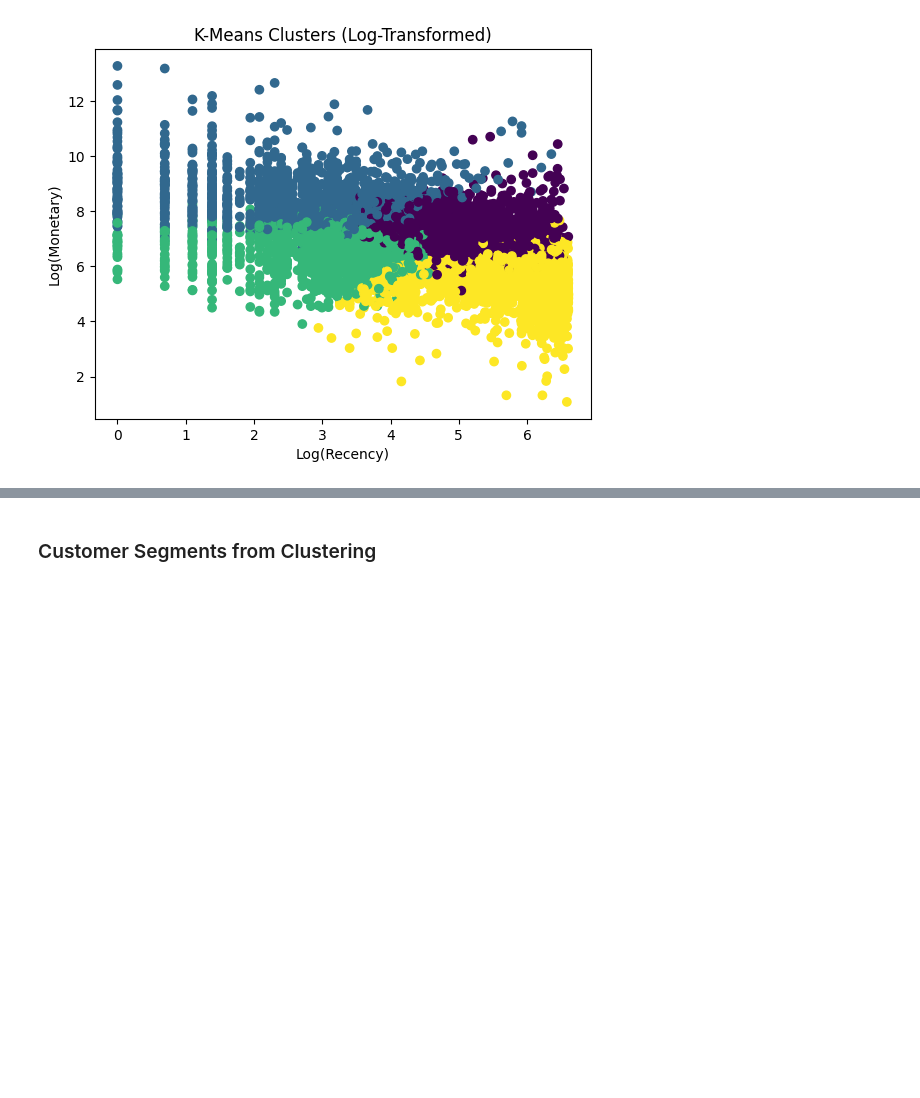
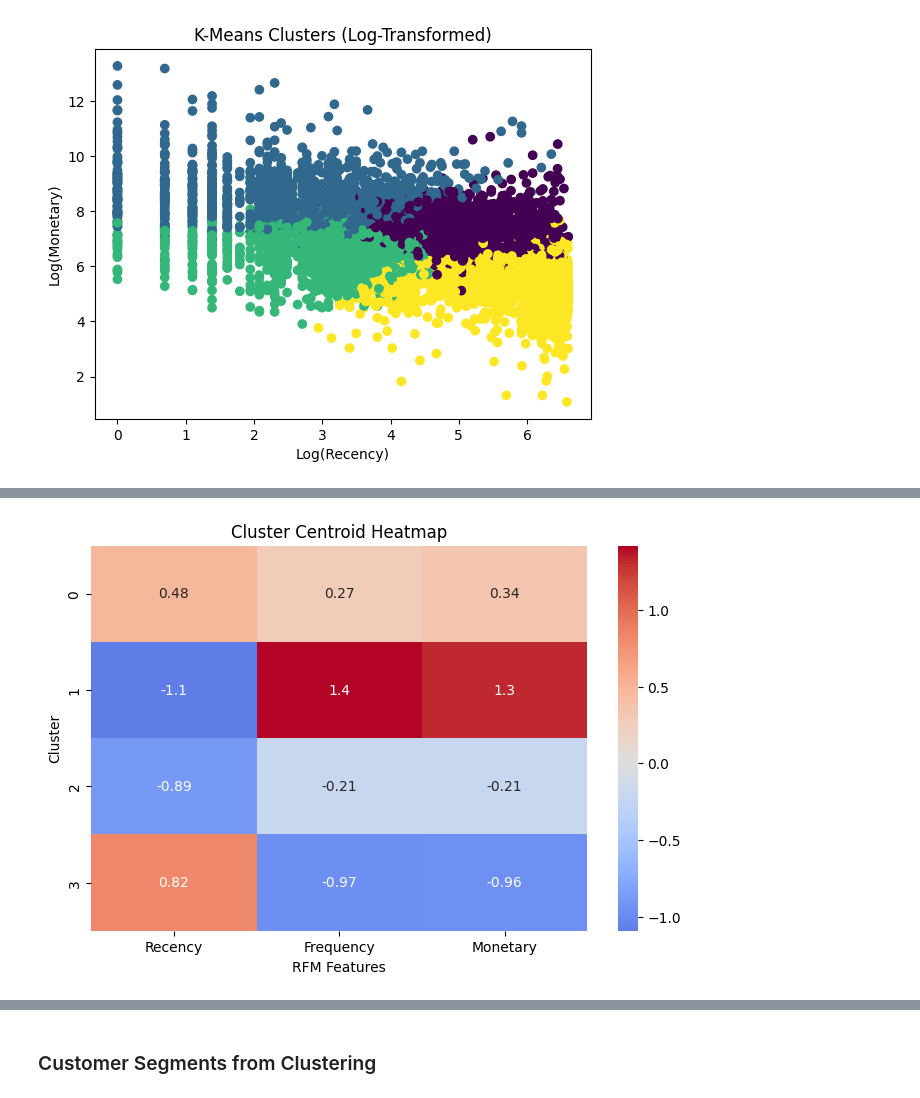
Before and after one commit to rh3mie/Online-Retail-Customer-Segmentation-Analysis, a Jupyter notebook: uci_retail_segmentation.ipynb, the cells around one changed output, grey strips where cells are left out. Cells and saved outputs as stored; diff of their text form; code cells hidden in the pictures; blank space fills up the shorter version.

```diff
--- a/uci_retail_segmentation.ipynb
+++ b/uci_retail_segmentation.ipynb
@@ -655,0 +696,24 @@ plt.show()
+# %%
+# centroid heatmaps
+rfm_scaled_df = pd.DataFrame(
+    rfm_scaled,
+    columns=['Recency', 'Frequency', 'Monetary']
+)
+
+rfm_scaled_df['Cluster'] = rfm['Cluster']
+centroids = rfm_scaled_df.groupby('Cluster').mean()
+
+plt.figure(figsize=(8, 5))
+sns.heatmap(
+    centroids,
+    annot=True,
+    cmap='coolwarm',
+    center=0
+)
+
+plt.title("Cluster Centroid Heatmap")
+plt.ylabel("Cluster")
+plt.xlabel("RFM Features")
+plt.show()
+# %% [output]
+[figure, added]
```
Also changed, not shown: parts of 4 cells of this notebook, 3 other files.
